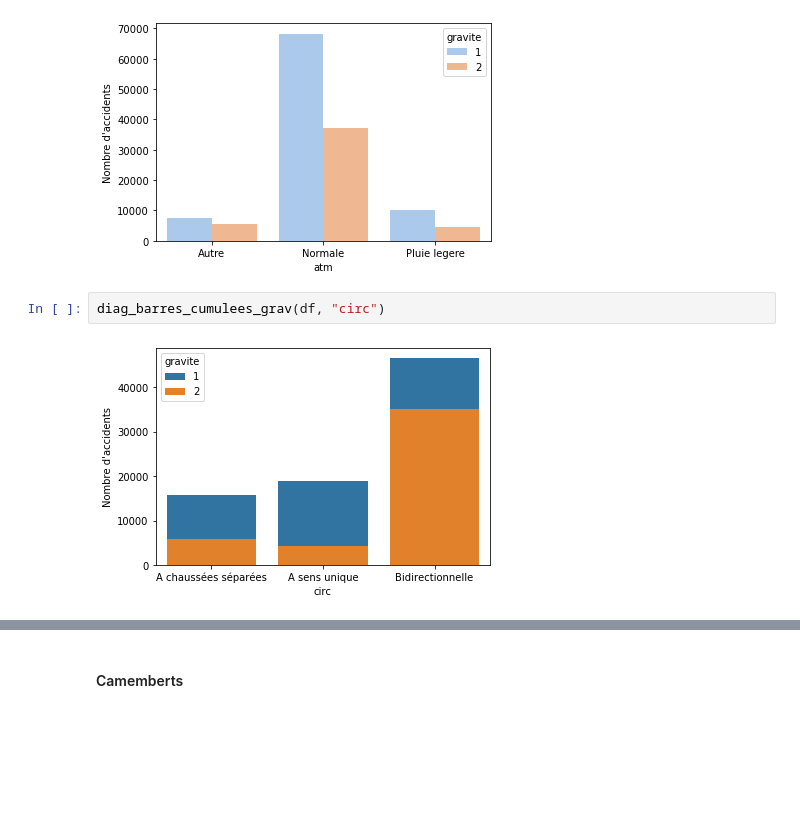
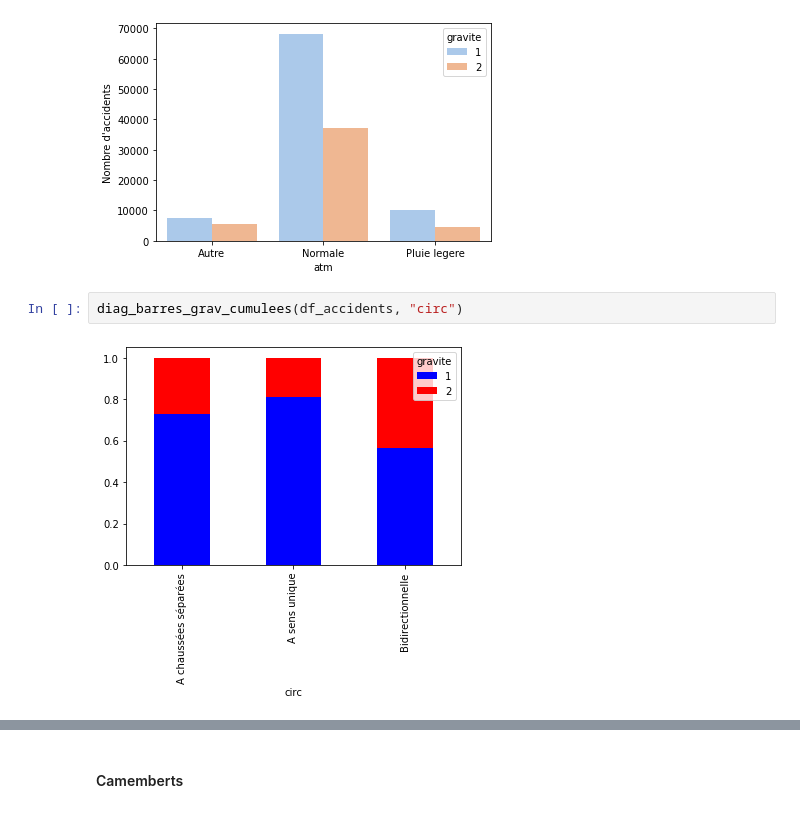
Before and after one commit to Clotilde-23/Accidents-corporels, a Jupyter notebook: Statistiques_descriptives.ipynb, the cells around one changed output, grey strips where cells are left out. Drawn from its saved outputs; the diff is of its cells as text; blank space fills up the shorter version.

```diff
--- a/Statistiques_descriptives.ipynb
+++ b/Statistiques_descriptives.ipynb
@@ -37,8 +44,8 @@ diag_barres_cumulees_grav(df, "atm")
 diag_barres_grav(df, "atm")
 # %% [output]
 [figure]
-# %%
-diag_barres_cumulees_grav(df, "circ")
-# %% [output]
-[figure, removed]
+# %%
+diag_barres_grav_cumulees(df_accidents, "circ")
+# %% [output]
+[figure, added]
 # %%
```
Also changed, not shown: parts of 10 cells of this notebook.
